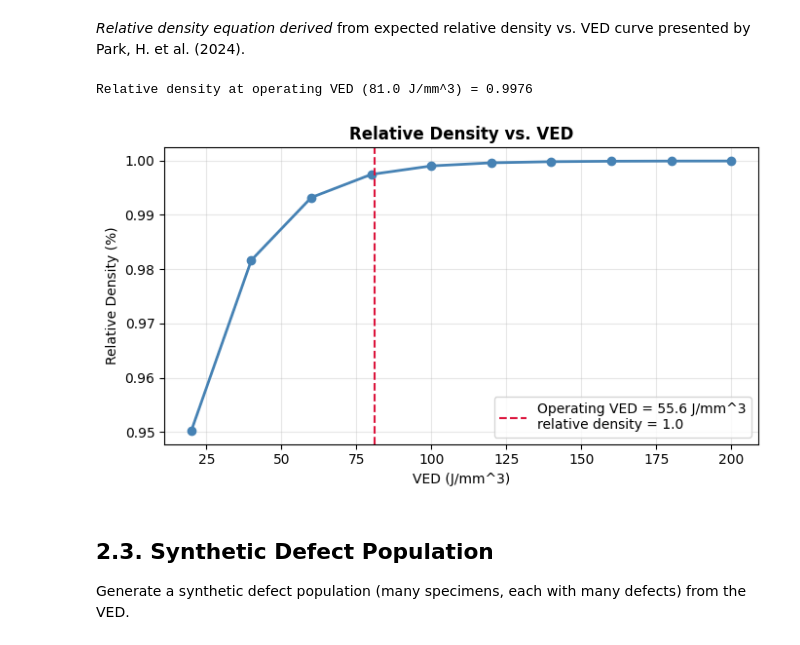
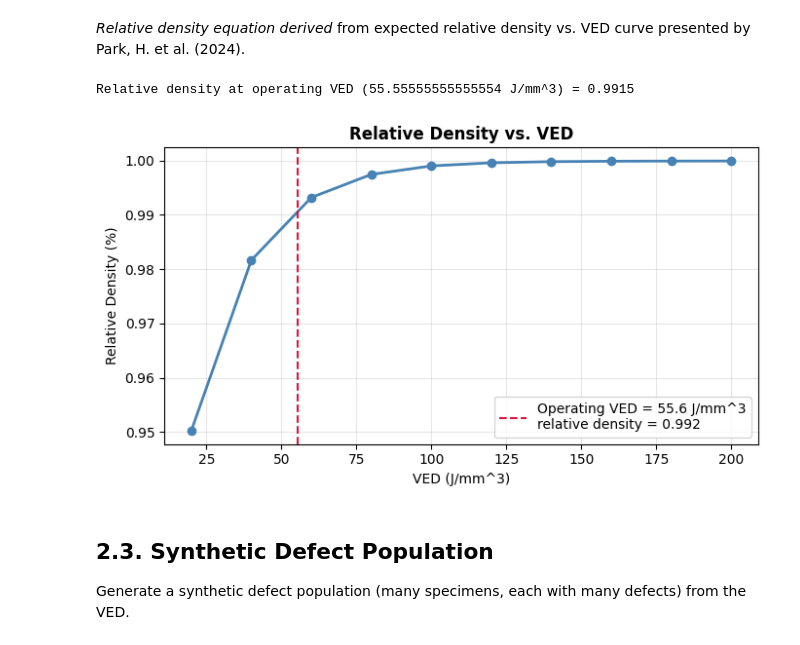
Before and after one commit to jessk816/pinn, a Jupyter notebook: models/paris/workflow_2.ipynb, the cells around one changed output. Saved outputs shown, nothing was run; the diff lists cells and outputs as text; code cells hidden in the pictures.

Commit message:
ved operating

```diff
--- a/models/paris/workflow_2.ipynb
+++ b/models/paris/workflow_2.ipynb
@@ -116,9 +116,9 @@ h = 0.140     # hatch spacing [mm]
 t = 0.03      # layer thickness [mm]
 
 # volumetric energy density
-VED = P / (v * h * t)
+VED_op = P / (v * h * t)
 
 print(f"P = {P} W,  v = {v} mm/s,  h = {h} mm,  t = {t} mm")
-print(f"VED = {VED:.2f} J/mm^3")
+print(f"VED_op = {VED_op:.2f} J/mm^3")
 # %% [output]
 P = 280.0 W,  v = 1200.0 mm/s,  h = 0.14 mm,  t = 0.03 mm
@@ -198,35 +198,35 @@ for VED_i in VED_sweep:
     rel_d_sweep.append(rel_d)
 
 #rho_def_opt = rel_density(VED_opt)    # defect density at optimal VED
-rel_d_op = rel_density(VED_opt)        # relative defect density at operating VED
+rel_d_op = rel_density(VED_op)        # relative defect density at operating VED
 
-#print(f"Defect density at optimal VED ({VED_opt} J/mm^3) = {rho_def_opt:.1f} defects/mm^3")
-print(f"Relative density at operating VED ({VED_opt} J/mm^3) = {rel_d_op:.4f}")
+#print(f"Defect density at optimal VED ({VED_op} J/mm^3) = {rho_def_opt:.1f} defects/mm^3")
+print(f"Relative density at operating VED ({VED_op} J/mm^3) = {rel_d_op:.4f}")
 # %% [output]
-Relative density at operating VED (81.0 J/mm^3) = 0.9976
+Relative density at operating VED (55.55555555555554 J/mm^3) = 0.9915
 # %%
 fig, ax = plt.subplots(figsize=(7, 4))
 ax.plot(VED_sweep, rel_d_sweep, marker='o', color="steelblue", linewidth=2)
 
 # add line indicating operating defect density
-ax.axvline(VED_opt, color="crimson",
+ax.axvline(VED_op, color="crimson",
            linestyle="--", linewidth=1.5,
-           label=f"Operating VED = {VED:.1f} J/mm^3\nrelative density = {rel_d_op:.1f}")
+           label=f"Operating VED = {VED_op:.1f} J/mm^3\nrelative density = {rel_d_op:.3f}")
 
 # axes labels, title, legend, grid
 ax.set_title("Relative Density vs. VED", fontweight="bold")
 ax.set_xlabel("VED (J/mm^3)")
 ax.set_ylabel("Relative Density (%)")
 
 # legend, grid
 ax.legend()
 ax.grid(alpha=0.3)
 
 plt.tight_layout()
 plt.savefig("graphs/2_VED_rho.png", dpi=150)
 plt.show()
 # %% [output]
-[figure, old version]
+[figure, new version]
 # %% [markdown]
 ## 2.3. Synthetic Defect Population
 Generate a synthetic defect population (many specimens, each with many defects) from the VED.
```
Also changed, not shown: parts of 10 cells of this notebook, 7 other files.
